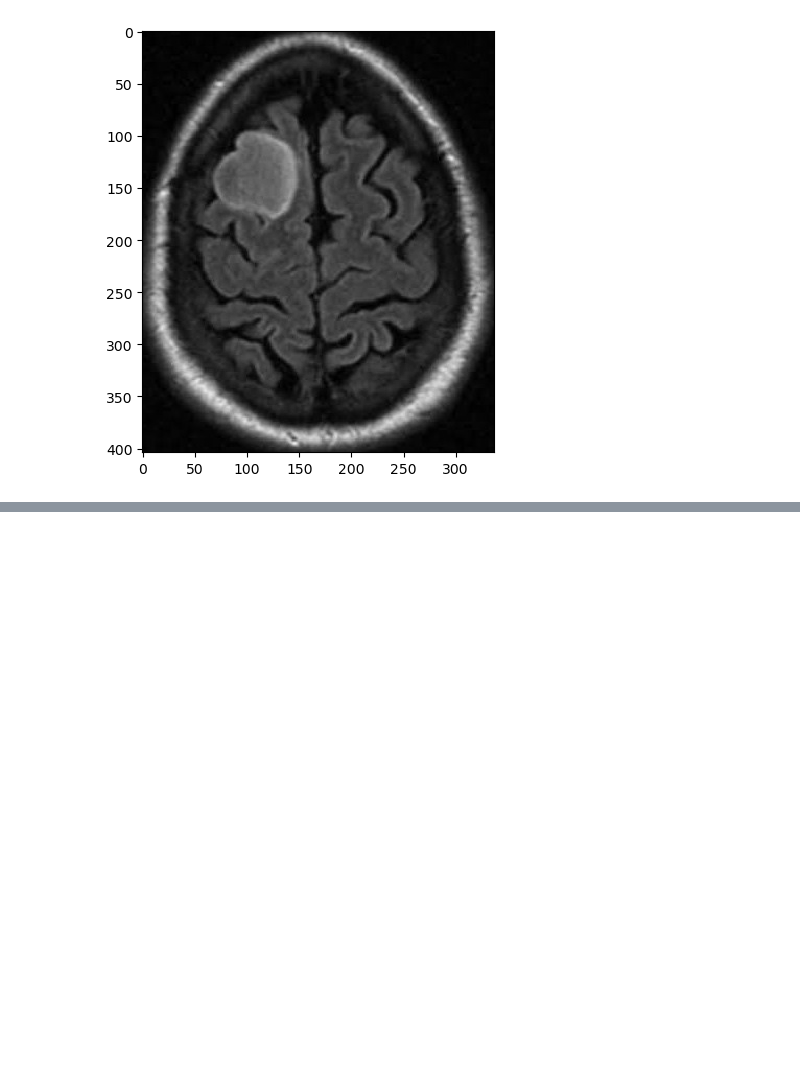
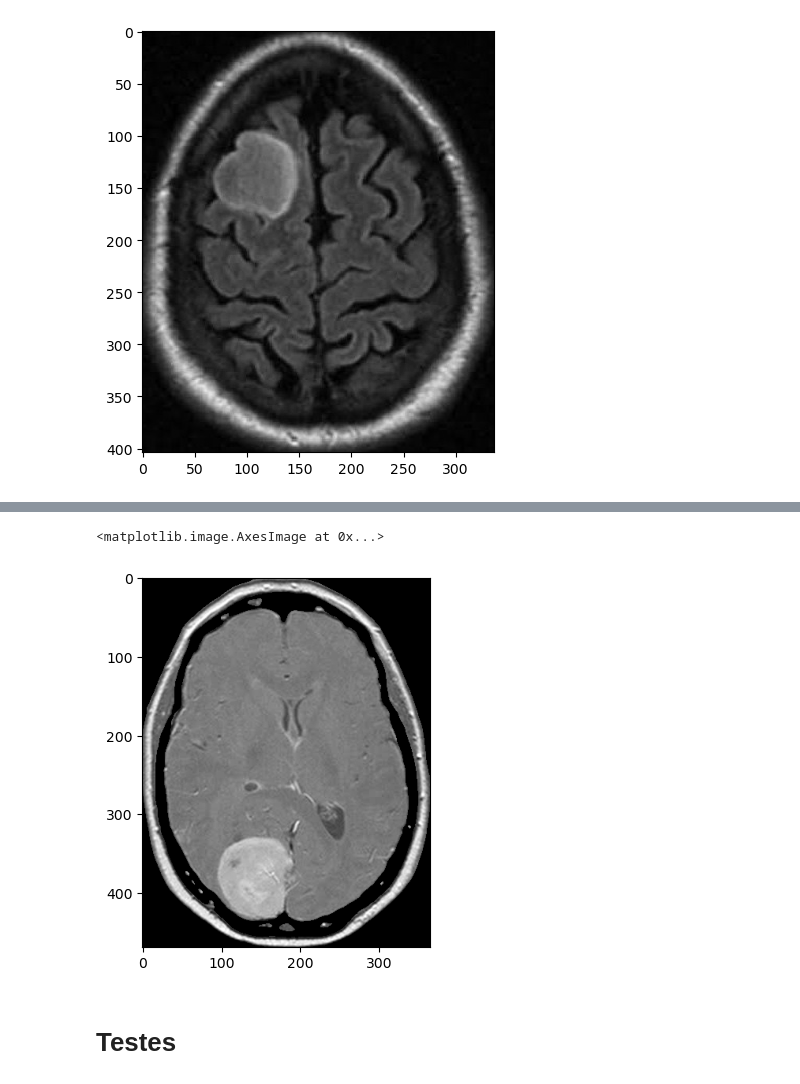
Before and after one commit to KillerGlass/computer-vision, a Jupyter notebook: sistema_de_visao.ipynb, the cells around one changed output, grey strips where cells are left out. Cells and saved outputs as stored; diff of their text form; code cells hidden in the pictures; blank space fills up the shorter version.

```diff
--- a/sistema_de_visao.ipynb
+++ b/sistema_de_visao.ipynb
@@ -100,3 +139,20 @@ imshow(images[0])
+# %%
+def segmentation(images):
+
+    blur_images = [filters.gaussian(img, sigma=3) for img in images]
+    seg_images = [kmeans_seg(blur_img, 3) for blur_img in blur_images]
+    images_result = [images[i] * seg_images[i] for i in range(len(images))]
+
+    return images_result
+# %%
+seg_images = segmentation(images)
+# %%
+plt.imshow(seg_images[78], cmap='gray')
+# %% [output]
+<matplotlib.image.AxesImage at 0x...>
+[figure, added]
+# %% [markdown]
+# Testes
 # %%
 images_ti = intensity_transformation(images, 'po')
 # %%
```
Also changed, not shown: parts of 21 cells of this notebook.
